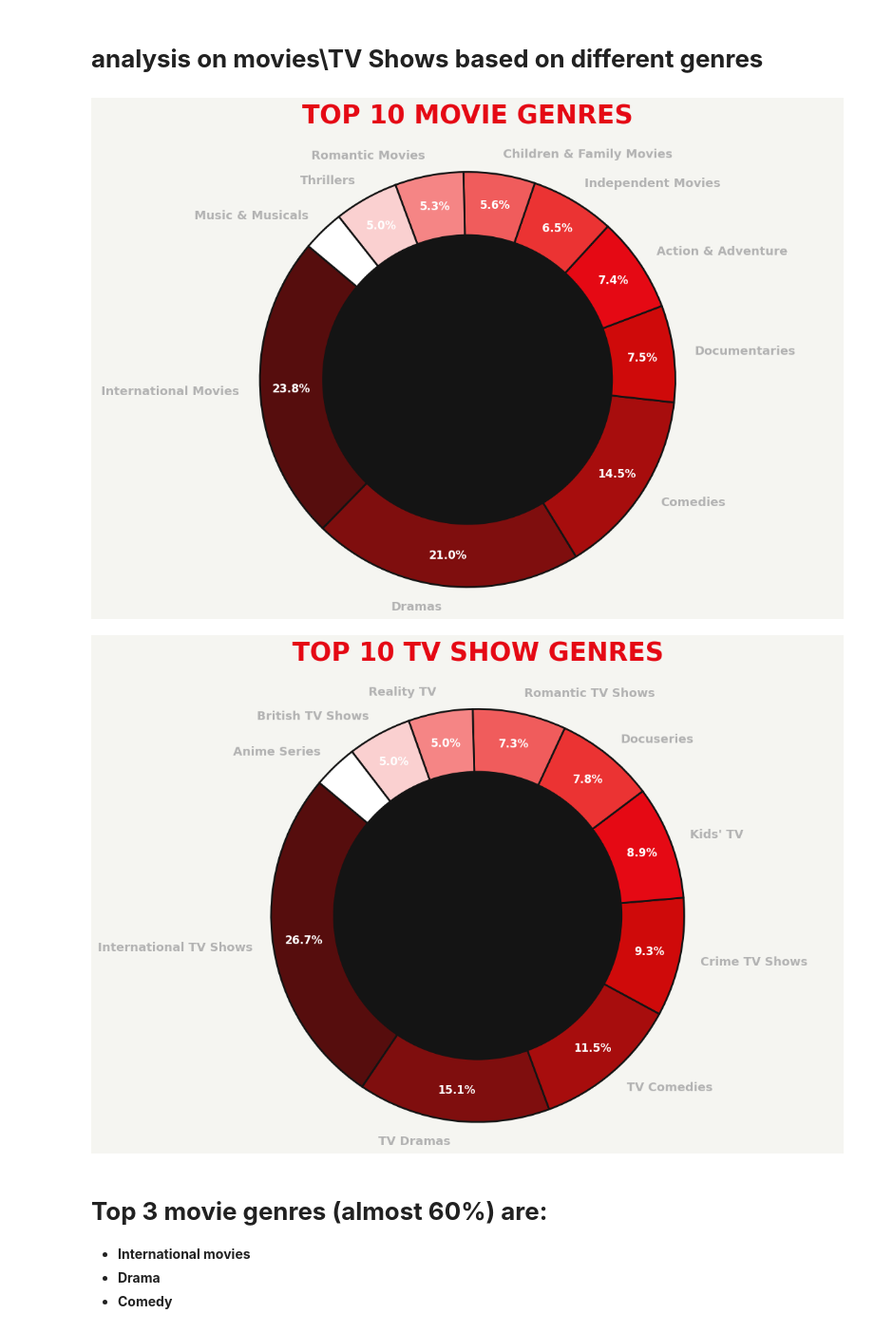
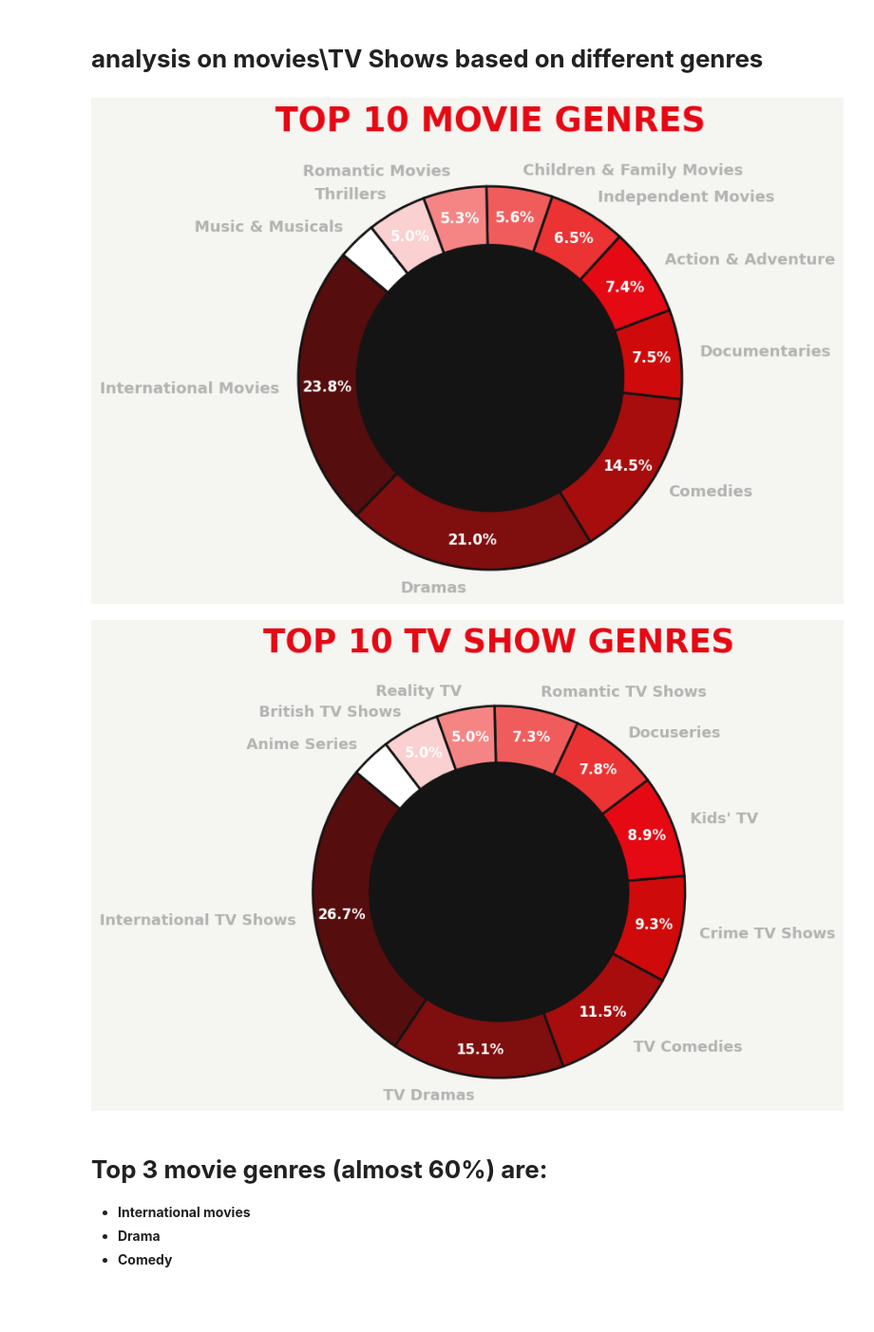
Before and after one commit to RichaGaharwar/Exploratory-Data-Analysis-Netflix-, a Jupyter notebook: Netflix_EDA.ipynb, the cells around one changed output. Shown at 95% size. Drawn from its saved outputs; the diff is of its cells as text; code cells hidden in the pictures; blank space fills up the shorter version.

```diff
--- a/Netflix_EDA.ipynb
+++ b/Netflix_EDA.ipynb
@@ -333,7 +333,7 @@ def plot_netflix_theme_pie(dataframe, title_type, filename):
 
     # 2. SETUP DARK THEME (Netflix UI Style)
     background_color = '#141414' # Official Netflix background dark grey
-    fig = plt.figure(figsize=(12, 8), facecolor='#f5f5f1')
+    fig = plt.figure(figsize=(8, 6), facecolor='#f5f5f1')
     ax = fig.add_subplot(111)
     ax.set_facecolor(background_color)
 
@@ -349,35 +349,35 @@ def plot_netflix_theme_pie(dataframe, title_type, filename):
         textprops={'color': 'white', 'fontsize': 12, 'fontweight': 'bold'}
     )
 
     # 3. STYLE THE LABELS
     # Ensure category names (outside) are also white/visible
     for text in texts:
         text.set_color('#b3b3b3') # Soft grey for labels, like Netflix sub-text
         text.set_fontsize(13)
 
     # 4. NETFLIX STYLE TITLE
     plt.title(f'TOP 10 {title_type.upper()} GENRES',
               fontsize=28,
               fontweight='black',
               color='#E50914', # Signature Red Title
               pad=30,
               fontname='sans-serif')
 
     # Add a "donut" hole to make it look more modern/premium
     centre_circle = plt.Circle((0,0), 0.70, fc=background_color)
     fig.gca().add_artist(centre_circle)
 
     plt.axis('equal')
     plt.tight_layout()
     plt.savefig(filename, facecolor=background_color, dpi=300)
     plt.show()
 
 # Generate Netflix-themed charts
 plot_netflix_theme_pie(df, 'Movie', 'netflix_movies.png')
 plot_netflix_theme_pie(df, 'TV Show', 'netflix_tv_shows.png')
 # %% [output]
-[figure, old version]
+[figure, new version]
-[figure, old version]
+[figure, new version]
 # %% [markdown]
 # **Top 3 movie genres (almost 60%) are:**
 
```
Also changed, not shown: parts of 12 cells of this notebook.
